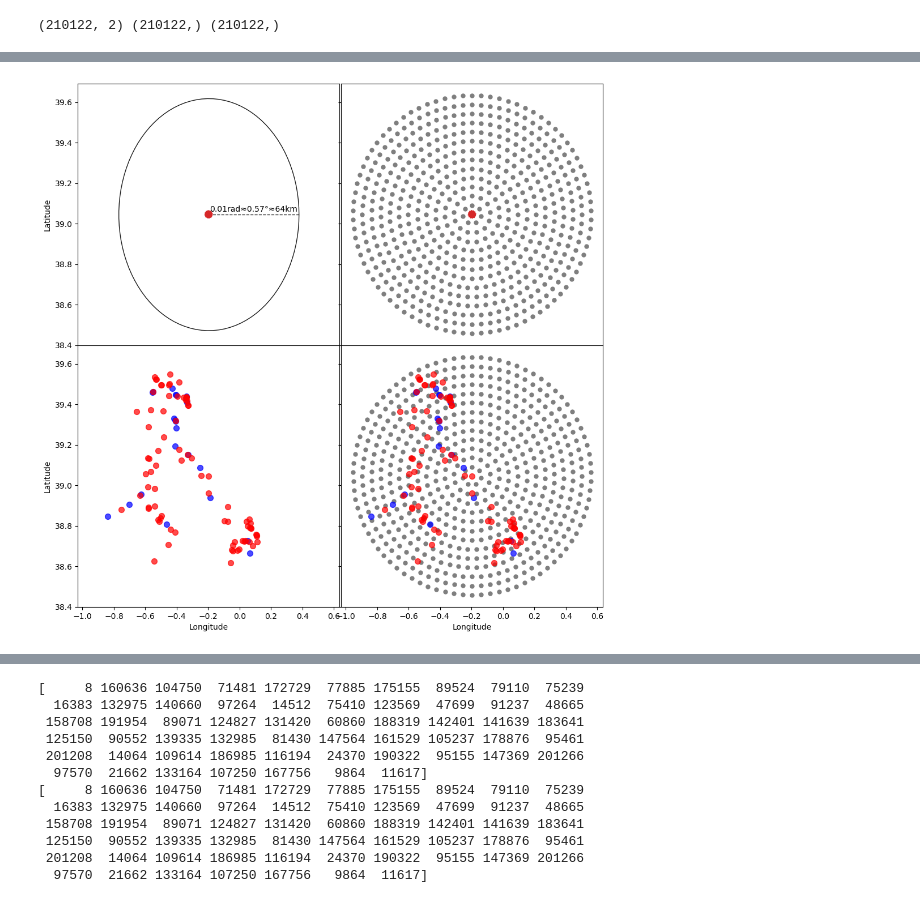
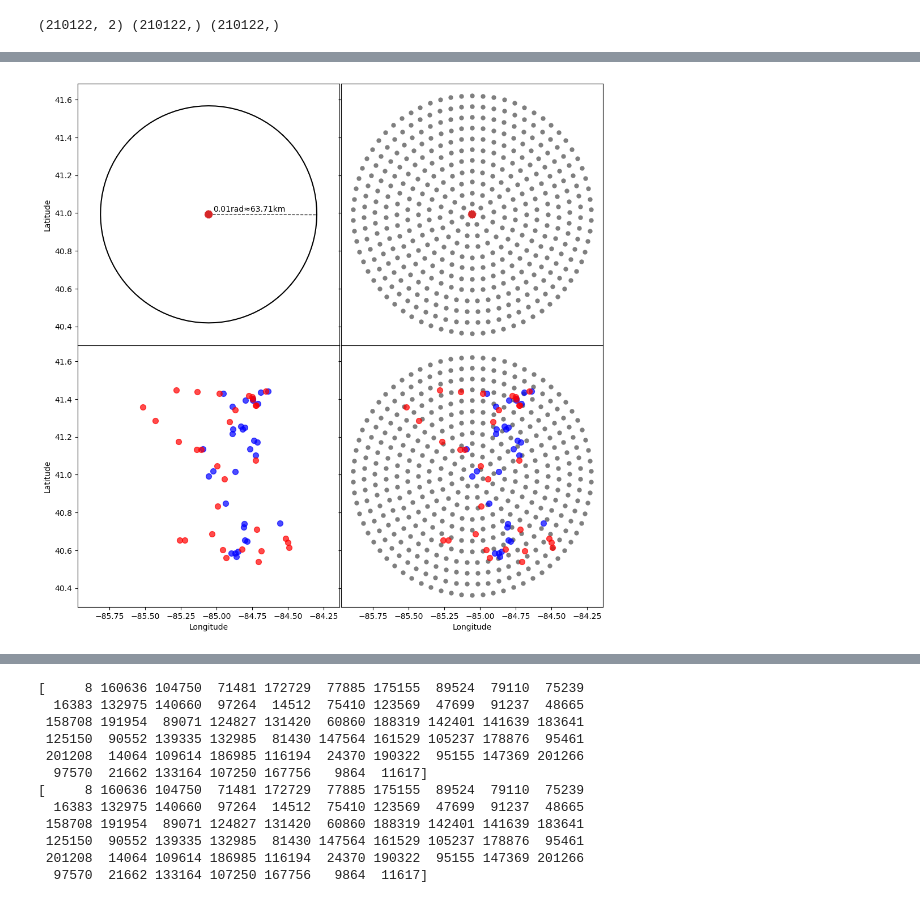
Before and after one commit to seai-lab/PyGBS, a Jupyter notebook: ssi_viz.ipynb, the cells around one changed output, grey strips where cells are left out. Saved outputs shown, nothing was run; the diff lists cells and outputs as text; code cells hidden in the pictures.

```diff
--- a/ssi_viz.ipynb
+++ b/ssi_viz.ipynb
@@ -221,12 +252,16 @@ print(coords.shape, values.shape, raw_values.shape)
 partitioner = SSIPartitioner(coords, k=400)
 # %%
 import random
+centeridx=random.randrange(len(data['coords']))
+centeridx=438
 
-draw_scenario(
+fig = draw_scenario(
     data=data,
-    centeridx=random.randrange(len(data['coords'])),
+    centeridx=centeridx,
     partitioner=partitioner,
     radius=0.01,
     type='full'
     )
+print(centeridx)
+# plt.savefig('output.png')
 # %% [output]
@@ -234,4 +269,4 @@ draw_scenario(
-[figure, old version]
+[figure, new version]
 # %%
 import random
 
```
Also changed, not shown: parts of 10 cells of this notebook, 3 other files.
